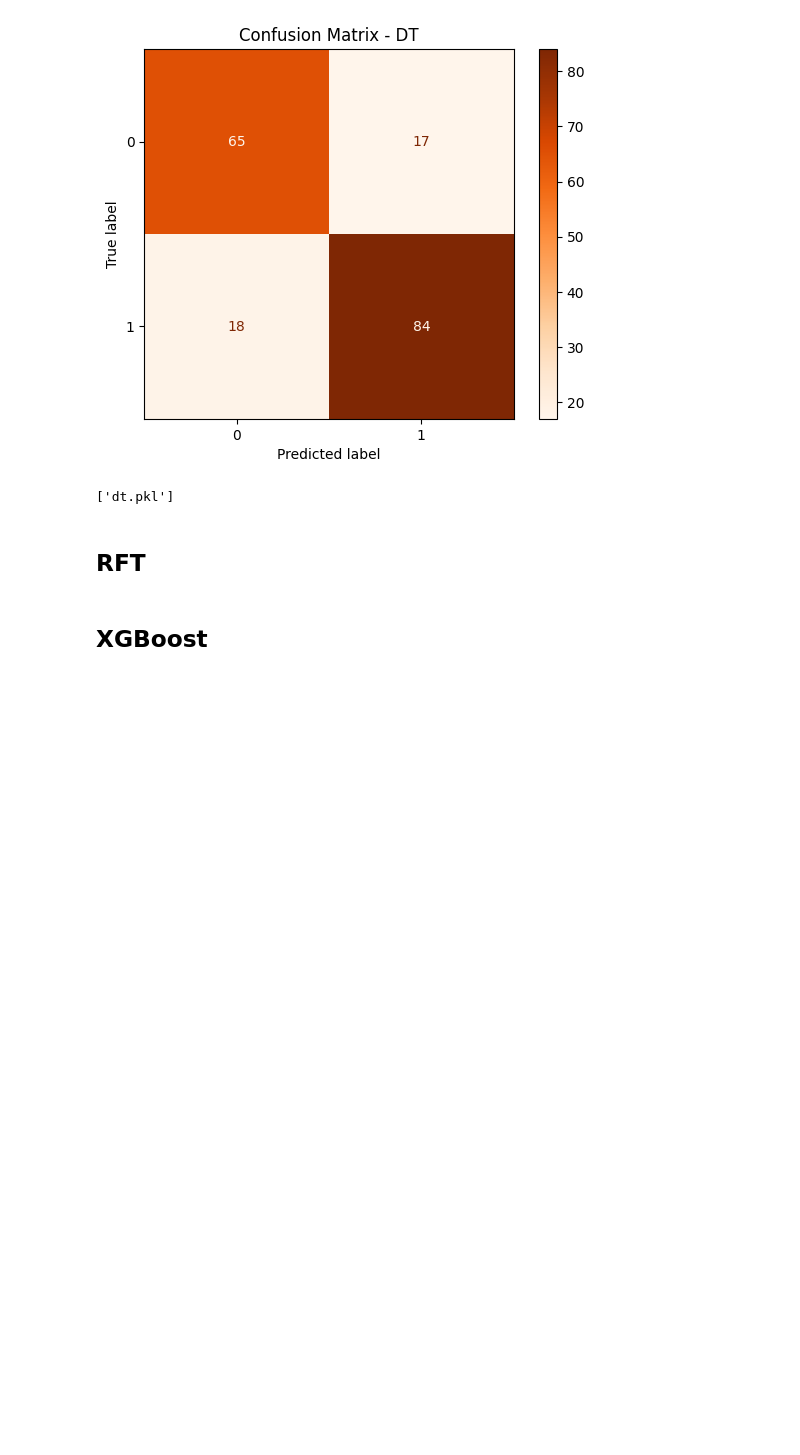
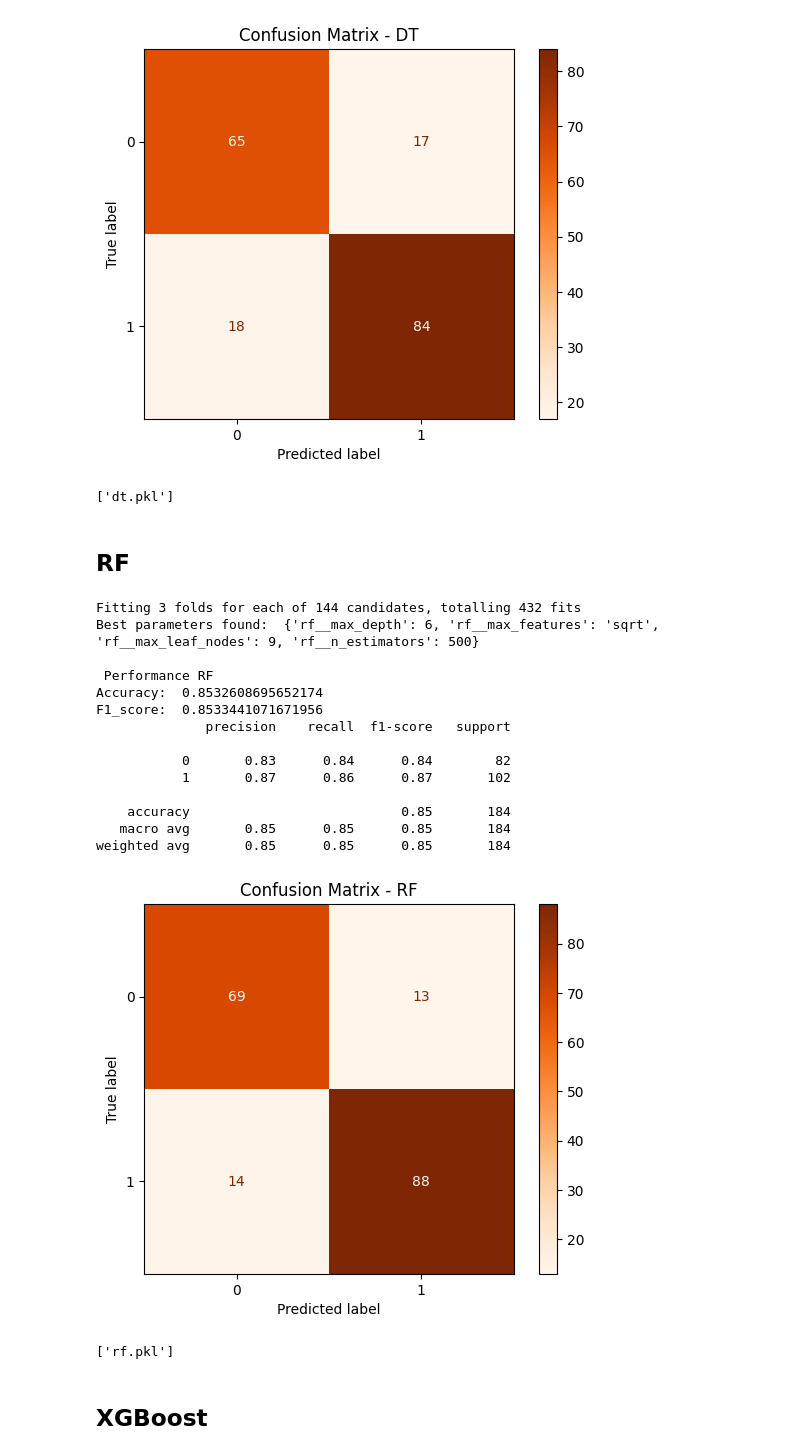
Before and after one commit to Knightmare2002/Heart-Disease-Recognition, a Jupyter notebook: main.ipynb, the cells around one changed output. Cells and saved outputs as stored; diff of their text form; code cells hidden in the pictures; blank space fills up the shorter version.

Commit message:
Removed Standard Scaler from DT. Random Forest model

```diff
--- a/main.ipynb
+++ b/main.ipynb
@@ -556,7 +555,75 @@ weighted avg       0.81      0.81      0.81       184
 [figure]
 ['dt.pkl']
 # %% [markdown]
-## RFT
+## RF
+# %%
+from imblearn.pipeline import Pipeline
+from sklearn.ensemble import RandomForestClassifier
+from sklearn.metrics import accuracy_score, f1_score, classification_report, confusion_matrix, ConfusionMatrixDisplay
+from sklearn.model_selection import GridSearchCV
+import matplotlib.pyplot as plt
+import joblib
+
+# === Creation of the classifier ===
+rf_pipeline = Pipeline([
+    ("rf", RandomForestClassifier(random_state=42, class_weight="balanced"))
+])
+
+rf_param_grid = {
+    'rf__n_estimators': [50, 100, 150, 500],
+    'rf__max_features': ['sqrt', 'log2', None],
+    'rf__max_depth': [3, 6, 9, 19],
+    'rf__max_leaf_nodes': [3, 6, 9]
+}
+
+rf_grid = GridSearchCV(
+    rf_pipeline,
+    rf_param_grid,
+    cv=3,
+    scoring="f1_weighted",
+    n_jobs=-1,
+    verbose=2
+)
+
+rf_clf = rf_grid.fit(X_train, y_train)
+print("Best parameters found: ", rf_clf.best_params_)
+
+rf_best_model = rf_clf.best_estimator_
+
+# === Prediction ===
+rf_y_pred = rf_best_model.predict(X_test)
+
+print("\n Performance RF")
+print("Accuracy: ", accuracy_score(y_test, rf_y_pred))
+print("F1_score: ", f1_score(y_test, rf_y_pred, average="weighted"))
+print(classification_report(y_test, rf_y_pred))
+
+# === plotting of the results ===
+cm = confusion_matrix(y_test, rf_y_pred)
+disp = ConfusionMatrixDisplay(confusion_matrix=cm)
+disp.plot(cmap='Oranges')
+plt.title('Confusion Matrix - RF')
+plt.show()
+
+# === Saving Model ===
+joblib.dump(rf_best_model, "rf.pkl")
+# %% [output]
+Fitting 3 folds for each of 144 candidates, totalling 432 fits
+Best parameters found:  {'rf__max_depth': 6, 'rf__max_features': 'sqrt', 'rf__max_leaf_nodes': 9, 'rf__n_estimators': 500}
+
+ Performance RF
+Accuracy:  0.8532608695652174
+F1_score:  0.8533441071671956
+              precision    recall  f1-score   support
+
+           0       0.83      0.84      0.84        82
+           1       0.87      0.86      0.87       102
+
+    accuracy                           0.85       184
+   macro avg       0.85      0.85      0.85       184
+weighted avg       0.85      0.85      0.85       184
+[figure, added]
+['rf.pkl']
 # %% [markdown]
 ## XGBoost
 # %% [markdown]
```
Also changed, not shown: parts of 1 cell of this notebook, 2 other files.
